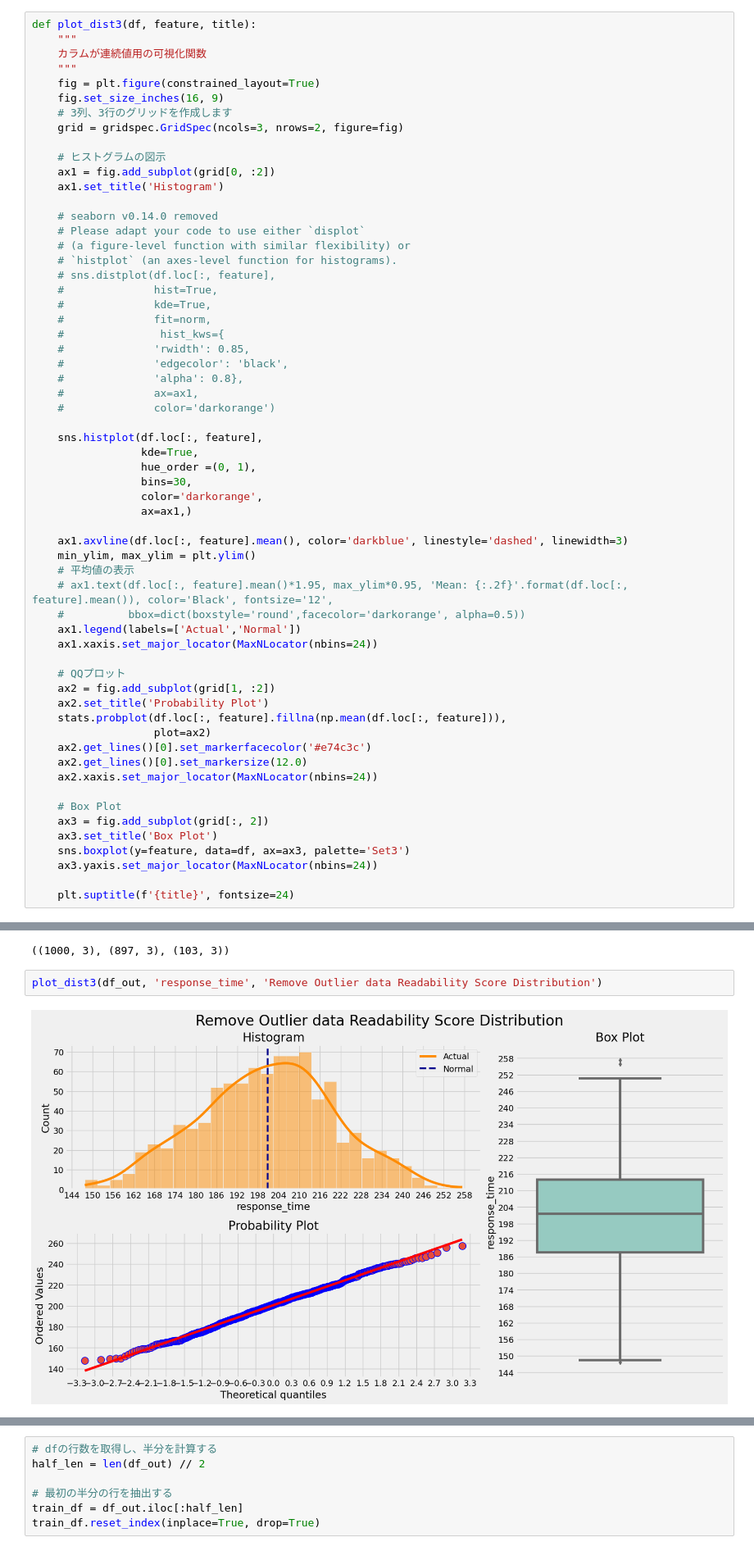
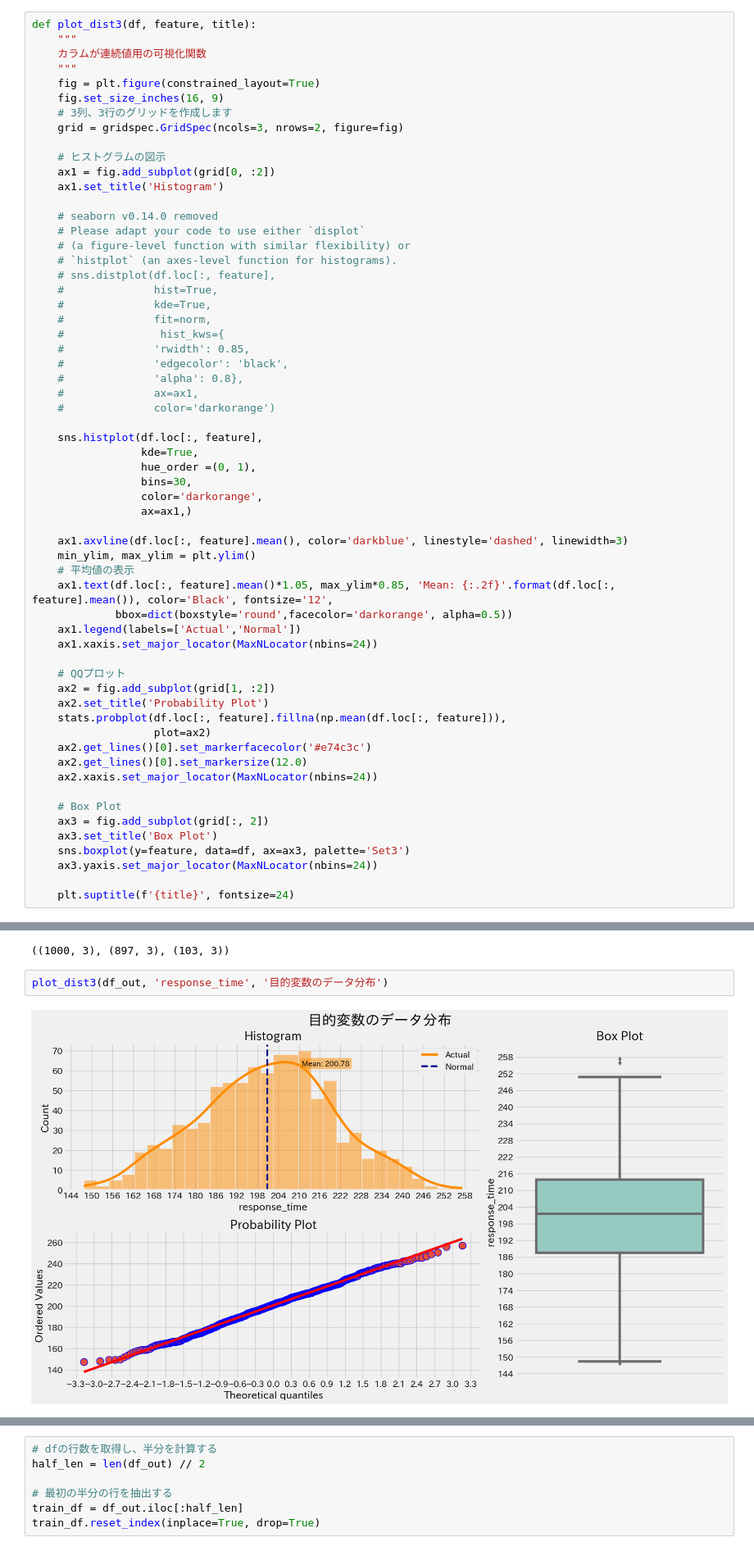
Before and after one commit to sekihan02/chainrwkworkbook, a Jupyter notebook: 007__Anomaly_detection_threshold_setting.ipynb, the cells around one changed output, grey strips where cells are left out. Shown at 82% size. Drawn from its saved outputs; the diff is of its cells as text.

```diff
--- a/007__Anomaly_detection_threshold_setting.ipynb
+++ b/007__Anomaly_detection_threshold_setting.ipynb
@@ -338,8 +378,8 @@ def plot_dist3(df, feature, title):
     ax1.axvline(df.loc[:, feature].mean(), color='darkblue', linestyle='dashed', linewidth=3)
     min_ylim, max_ylim = plt.ylim()
     # 平均値の表示
-    # ax1.text(df.loc[:, feature].mean()*1.95, max_ylim*0.95, 'Mean: {:.2f}'.format(df.loc[:, feature].mean()), color='Black', fontsize='12',
-    #          bbox=dict(boxstyle='round',facecolor='darkorange', alpha=0.5))
+    ax1.text(df.loc[:, feature].mean()*1.05, max_ylim*0.85, 'Mean: {:.2f}'.format(df.loc[:, feature].mean()), color='Black', fontsize='12',
+             bbox=dict(boxstyle='round',facecolor='darkorange', alpha=0.5))
     ax1.legend(labels=['Actual','Normal'])
     ax1.xaxis.set_major_locator(MaxNLocator(nbins=24))
 
@@ -452,7 +492,7 @@ df.shape, df_out.shape, df_in.shape
 # %% [output]
 ((1000, 3), (897, 3), (103, 3))
 # %%
-plot_dist3(df_out, 'response_time', 'Remove Outlier data Readability Score Distribution')
+plot_dist3(df_out, 'response_time', '目的変数のデータ分布')
 # %% [output]
-[figure, old version]
+[figure, new version]
 # %%
```
Also changed, not shown: parts of 36 cells of this notebook, 26 other files.
